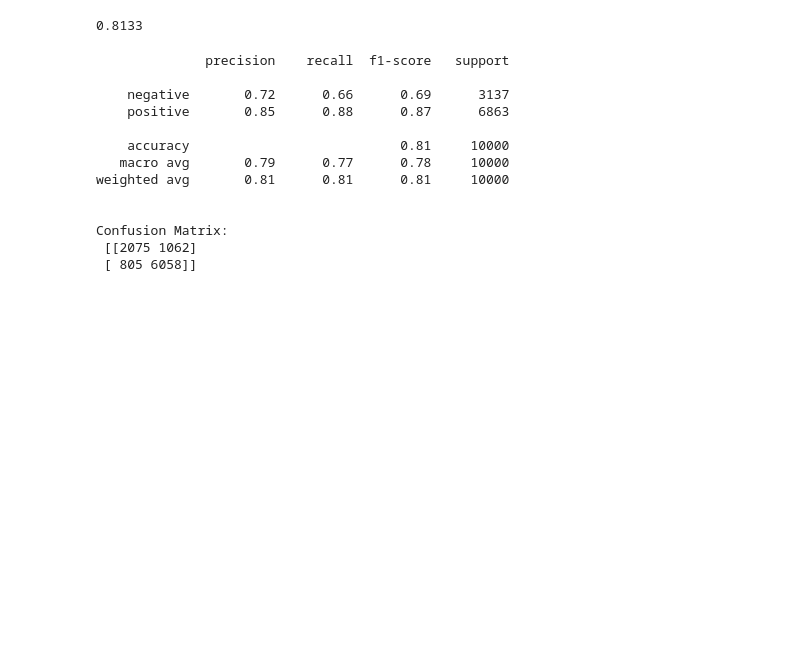
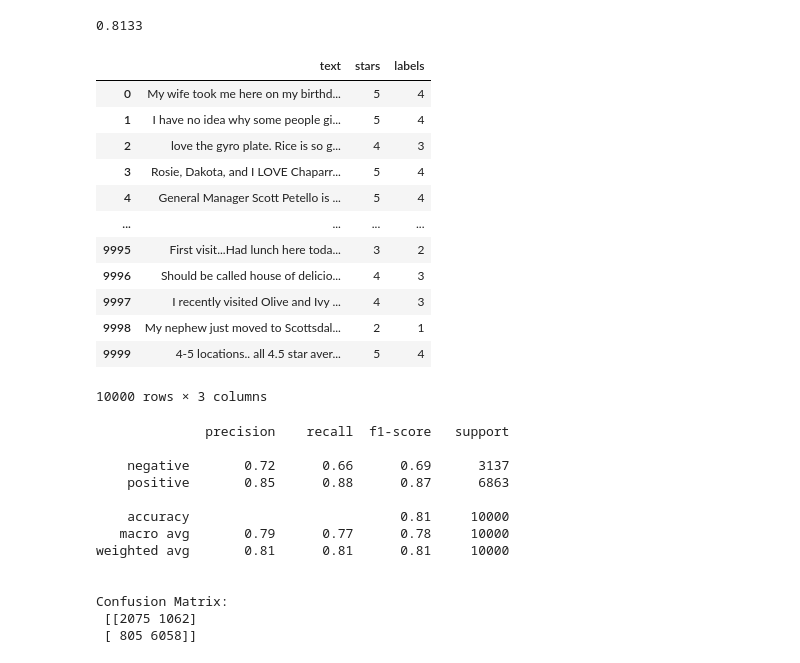
Before and after one commit to MarcellSuyanto/Yelp-Review-Sentiment-Analysis, a Jupyter notebook: Static_Yelp_Reviews.ipynb, the cells around one changed output. Cells and saved outputs as stored; diff of their text form; code cells hidden in the pictures; blank space fills up the shorter version.

```diff
--- a/Static_Yelp_Reviews.ipynb
+++ b/Static_Yelp_Reviews.ipynb
@@ -242,6 +242,22 @@ Try using .loc[row_indexer,col_indexer] = value instead
 See the caveats in the documentation: https://pandas.pydata.org/pandas-docs/stable/user_guide/indexing.html#returning-a-view-versus-a-copy
   reviews['real_ratings'] = reviews['stars'].apply(rating)
 0.8133
+# %%
+reviews
+# %% [output]
+|  | text | stars | labels |
+| 0 | My wife took me here on my birthd... | 5 | 4 |
+| 1 | I have no idea why some people gi... | 5 | 4 |
+| 2 | love the gyro plate. Rice is so g... | 4 | 3 |
+| 3 | Rosie, Dakota, and I LOVE Chaparr... | 5 | 4 |
+| 4 | General Manager Scott Petello is ... | 5 | 4 |
+| ... | ... | ... | ... |
+| 9995 | First visit...Had lunch here toda... | 3 | 2 |
+| 9996 | Should be called house of delicio... | 4 | 3 |
+| 9997 | I recently visited Olive and Ivy ... | 4 | 3 |
+| 9998 | My nephew just moved to Scottsdal... | 2 | 1 |
+| 9999 | 4-5 locations.. all 4.5 star aver... | 5 | 4 |
+10000 rows × 3 columns
 # %%
 from sklearn.metrics import classification_report, confusion_matrix
 
```
Also changed, not shown: parts of 5 cells of this notebook.
